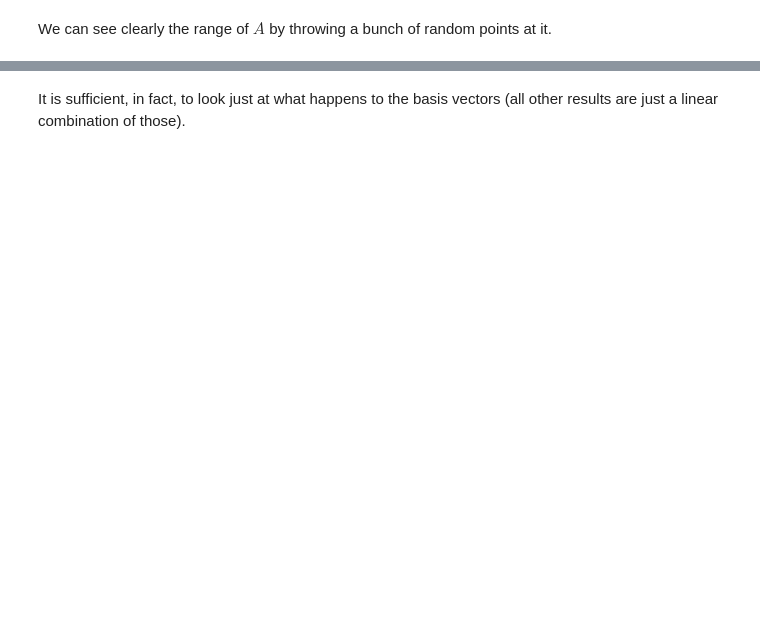
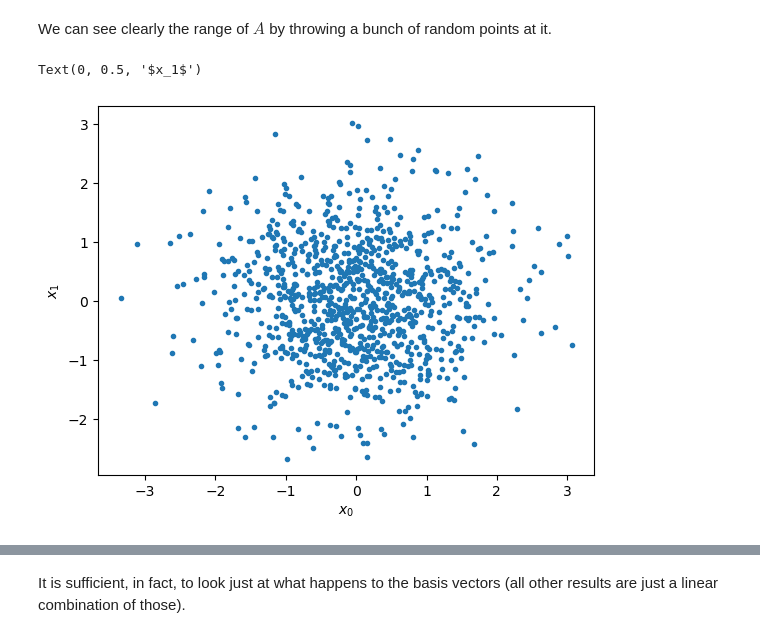
Before and after one commit to blanton144/computational-grad, a Jupyter notebook: docs/notebooks/linear-algebra.ipynb, the cells around one changed output, grey strips where cells are left out. Cells and saved outputs as stored; diff of their text form; code cells hidden in the pictures; blank space fills up the shorter version.

```diff
--- a/docs/notebooks/linear-algebra.ipynb
+++ b/docs/notebooks/linear-algebra.ipynb
@@ -146,7 +207,9 @@ b2 = A.dot(x2)
 # %%
 plt.plot(x[0, :] , x[1, :], '.')
-plt.plot(x2[0, :] , x2[1, :], '.')
 plt.xlabel("$x_0$")
 plt.ylabel("$x_1$")
+# %% [output]
+Text(0, 0.5, '$x_1$')
+[figure, added]
 # %%
 plt.plot(b[0, :], b[1, :], '.')
```
Also changed, not shown: parts of 29 cells of this notebook, 2 other files.
